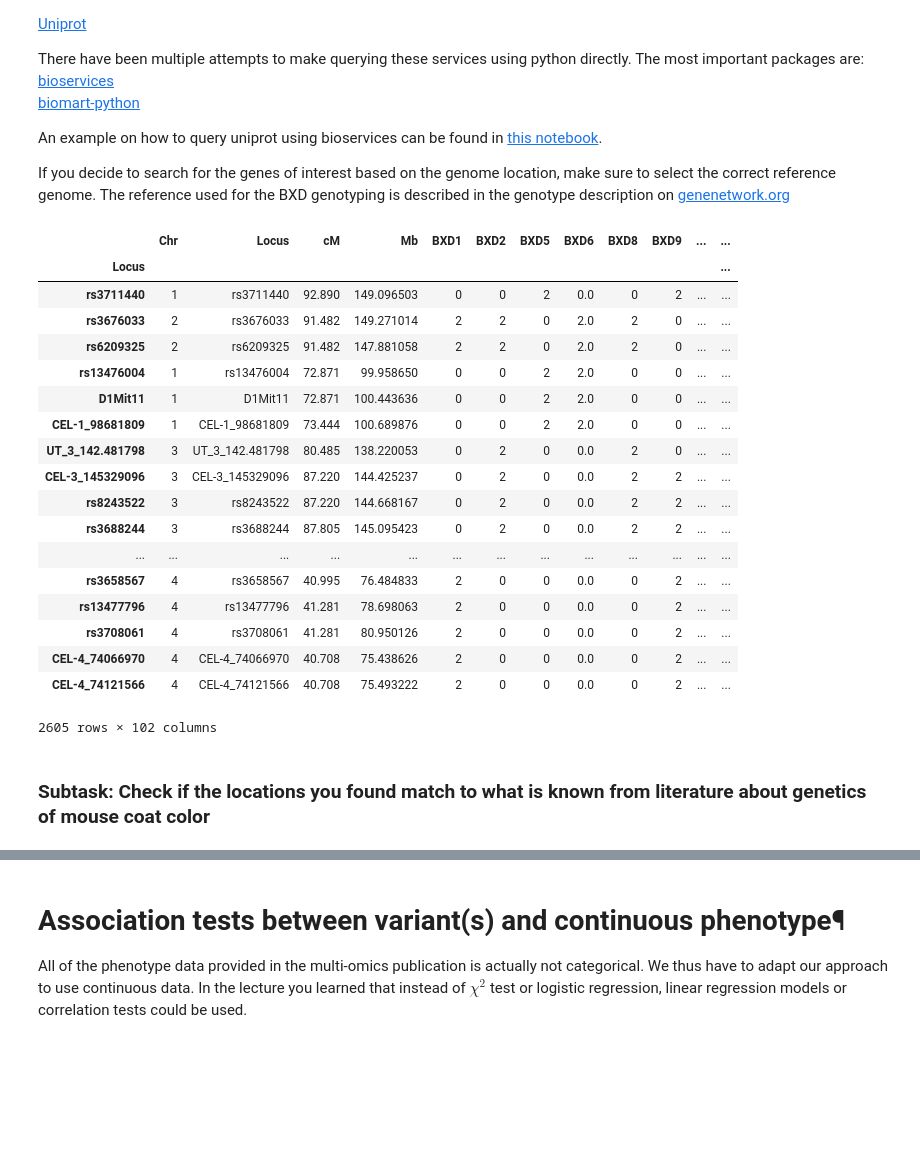
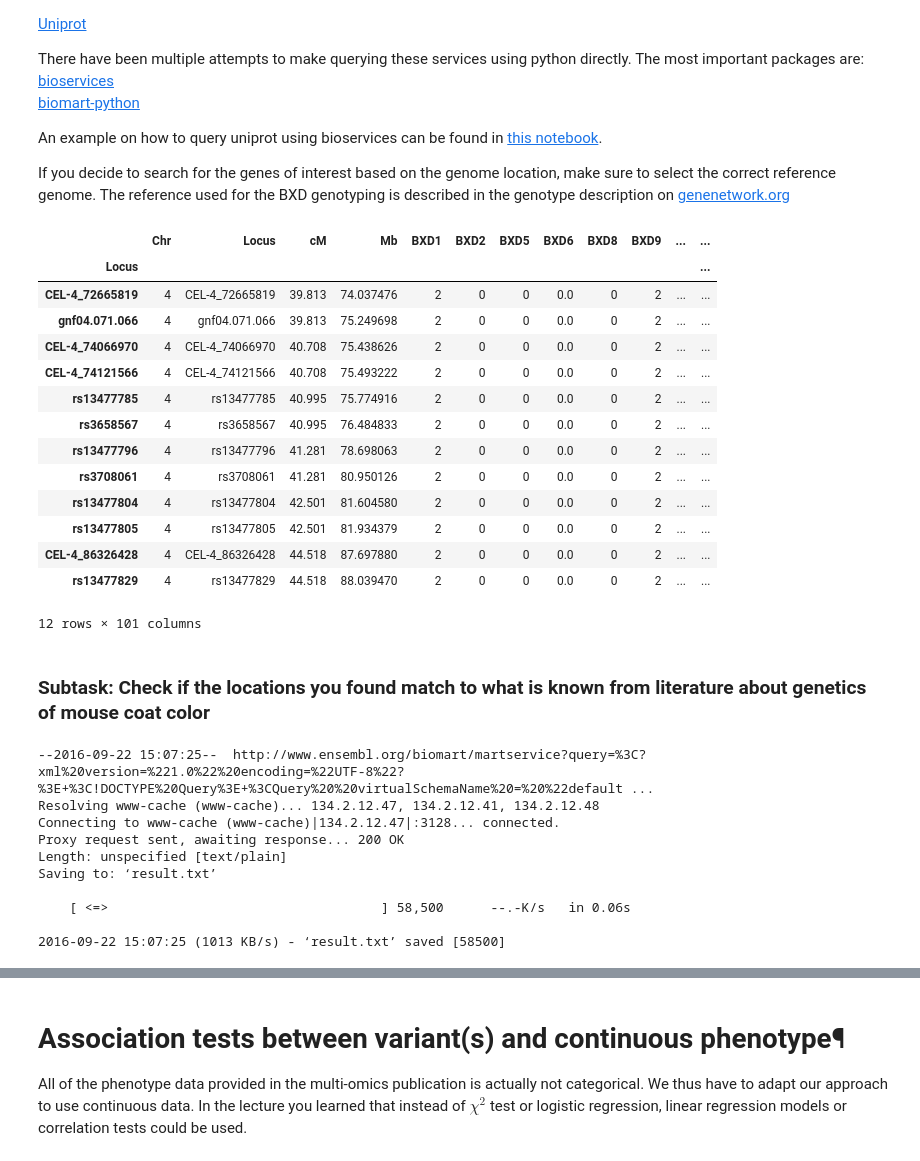
Before and after one commit to lucass122/Integrated_Bioinformatics, a Jupyter notebook: notebooks/Day3_GWAS_part1.ipynb, the cells around one changed output, grey strips where cells are left out. Drawn from its saved outputs; the diff is of its cells as text; code cells hidden in the pictures; blank space fills up the shorter version.

```diff
--- a/notebooks/Day3_GWAS_part1.ipynb
+++ b/notebooks/Day3_GWAS_part1.ipynb
@@ -524,27 +507,52 @@ There have been multiple attempts to make querying these services using python d
 An example on how to query uniprot using bioservices can be found in [this notebook](http://nbviewer.jupyter.org/url/pythonhosted.org/bioservices/\_downloads/UniProt.ipynb).
 
 If you decide to search for the genes of interest based on the genome location, make sure to select the correct reference genome. The reference used for the BXD genotyping is described in the genotype description on [genenetwork.org](http://www.genenetwork.org/dbdoc/BXDGeno.html)
+# %%
+filter_ = genotype.sort_values(by='NegLog_p')
+# %%
+filter_ = filter_.loc[filter_['Reject'] == True]
 # %%
-genotype.sort_values(by='p')
+filter_.sort_values(by='Mb')
 # %% [output]
 |  | Chr | Locus | cM | Mb | BXD1 | BXD2 | BXD5 | BXD6 | BXD8 | BXD9 | ... | ... |
 | Locus |  |  |  |  |  |  |  |  |  |  |  | ... |
-| rs3711440 | 1 | rs3711440 | 92.890 | 149.096503 | 0 | 0 | 2 | 0.0 | 0 | 2 | ... | ... |
-| rs3676033 | 2 | rs3676033 | 91.482 | 149.271014 | 2 | 2 | 0 | 2.0 | 2 | 0 | ... | ... |
-| rs6209325 | 2 | rs6209325 | 91.482 | 147.881058 | 2 | 2 | 0 | 2.0 | 2 | 0 | ... | ... |
-| rs13476004 | 1 | rs13476004 | 72.871 | 99.958650 | 0 | 0 | 2 | 2.0 | 0 | 0 | ... | ... |
-| D1Mit11 | 1 | D1Mit11 | 72.871 | 100.443636 | 0 | 0 | 2 | 2.0 | 0 | 0 | ... | ... |
-| CEL-1_98681809 | 1 | CEL-1_98681809 | 73.444 | 100.689876 | 0 | 0 | 2 | 2.0 | 0 | 0 | ... | ... |
-| UT_3_142.481798 | 3 | UT_3_142.481798 | 80.485 | 138.220053 | 0 | 2 | 0 | 0.0 | 2 | 0 | ... | ... |
-| CEL-3_145329096 | 3 | CEL-3_145329096 | 87.220 | 144.425237 | 0 | 2 | 0 | 0.0 | 2 | 2 | ... | ... |
-| rs8243522 | 3 | rs8243522 | 87.220 | 144.668167 | 0 | 2 | 0 | 0.0 | 2 | 2 | ... | ... |
-| rs3688244 | 3 | rs3688244 | 87.805 | 145.095423 | 0 | 2 | 0 | 0.0 | 2 | 2 | ... | ... |
-| ... | ... | ... | ... | ... | ... | ... | ... | ... | ... | ... | ... | ... |
+| CEL-4_72665819 | 4 | CEL-4_72665819 | 39.813 | 74.037476 | 2 | 0 | 0 | 0.0 | 0 | 2 | ... | ... |
+| gnf04.071.066 | 4 | gnf04.071.066 | 39.813 | 75.249698 | 2 | 0 | 0 | 0.0 | 0 | 2 | ... | ... |
+| CEL-4_74066970 | 4 | CEL-4_74066970 | 40.708 | 75.438626 | 2 | 0 | 0 | 0.0 | 0 | 2 | ... | ... |
+| CEL-4_74121566 | 4 | CEL-4_74121566 | 40.708 | 75.493222 | 2 | 0 | 0 | 0.0 | 0 | 2 | ... | ... |
+| rs13477785 | 4 | rs13477785 | 40.995 | 75.774916 | 2 | 0 | 0 | 0.0 | 0 | 2 | ... | ... |
 | rs3658567 | 4 | rs3658567 | 40.995 | 76.484833 | 2 | 0 | 0 | 0.0 | 0 | 2 | ... | ... |
 | rs13477796 | 4 | rs13477796 | 41.281 | 78.698063 | 2 | 0 | 0 | 0.0 | 0 | 2 | ... | ... |
 | rs3708061 | 4 | rs3708061 | 41.281 | 80.950126 | 2 | 0 | 0 | 0.0 | 0 | 2 | ... | ... |
-| CEL-4_74066970 | 4 | CEL-4_74066970 | 40.708 | 75.438626 | 2 | 0 | 0 | 0.0 | 0 | 2 | ... | ... |
-| CEL-4_74121566 | 4 | CEL-4_74121566 | 40.708 | 75.493222 | 2 | 0 | 0 | 0.0 | 0 | 2 | ... | ... |
+| rs13477804 | 4 | rs13477804 | 42.501 | 81.604580 | 2 | 0 | 0 | 0.0 | 0 | 2 | ... | ... |
+| rs13477805 | 4 | rs13477805 | 42.501 | 81.934379 | 2 | 0 | 0 | 0.0 | 0 | 2 | ... | ... |
+| CEL-4_86326428 | 4 | CEL-4_86326428 | 44.518 | 87.697880 | 2 | 0 | 0 | 0.0 | 0 | 2 | ... | ... |
+| rs13477829 | 4 | rs13477829 | 44.518 | 88.039470 | 2 | 0 | 0 | 0.0 | 0 | 2 | ... | ... |
-2605 rows × 102 columns
+12 rows × 101 columns
 # %% [markdown]
 ### Subtask: Check if the locations you found match to what is known from literature about genetics of mouse coat color
+# %%
+!wget -O result.txt 'http://www.ensembl.org/biomart/martservice?query=<?xml version="1.0" encoding="UTF-8"?>'+\
+'<!DOCTYPE Query>'+\
+'<Query  virtualSchemaName = "default" formatter = "TSV" header = "0" uniqueRows = "0" count = "" datasetConfigVersion = "0.6" >'+\
+'<Dataset name = "mmusculus_gene_ensembl" interface = "default" >'+\
+'<Filter name = "chromosome_name" value = "4"/>'+\
+'<Filter name = "end" value = "88039470"/>'+\
+'<Filter name = "start" value = "74037476"/>'+\
+'<Attribute name = "ensembl_gene_id" />'+\
+'<Attribute name = "description" />'+\
+'<Attribute name = "phenotype_description" />'+\
+'<Attribute name = "strain_name" />'+\
+'<Attribute name = "external_gene_name" />'+\
+'</Dataset></Query>'
+# %% [output]
+--2016-09-22 15:07:25--  http://www.ensembl.org/biomart/martservice?query=%3C?xml%20version=%221.0%22%20encoding=%22UTF-8%22?%3E+%3C!DOCTYPE%20Query%3E+%3CQuery%20%20virtualSchemaName%20=%20%22default ...
+Resolving www-cache (www-cache)... 134.2.12.47, 134.2.12.41, 134.2.12.48
+Connecting to www-cache (www-cache)|134.2.12.47|:3128... connected.
+Proxy request sent, awaiting response... 200 OK
+Length: unspecified [text/plain]
+Saving to: ‘result.txt’
+
+    [ <=>                                   ] 58,500      --.-K/s   in 0.06s
+
+2016-09-22 15:07:25 (1013 KB/s) - ‘result.txt’ saved [58500]
```
Also changed, not shown: parts of 34 cells of this notebook, 1 other file.
